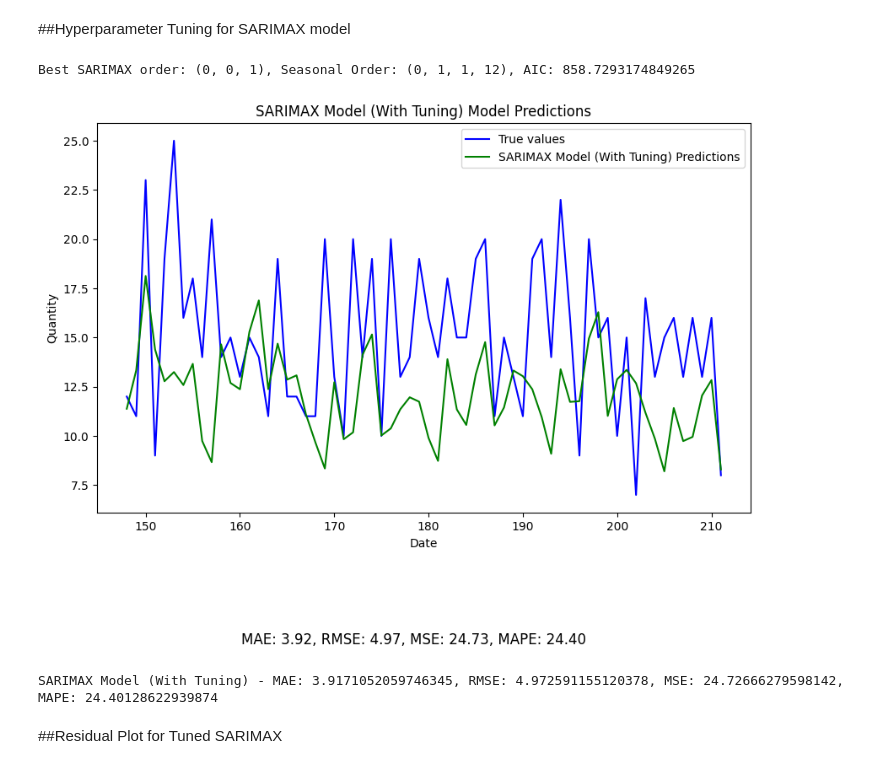
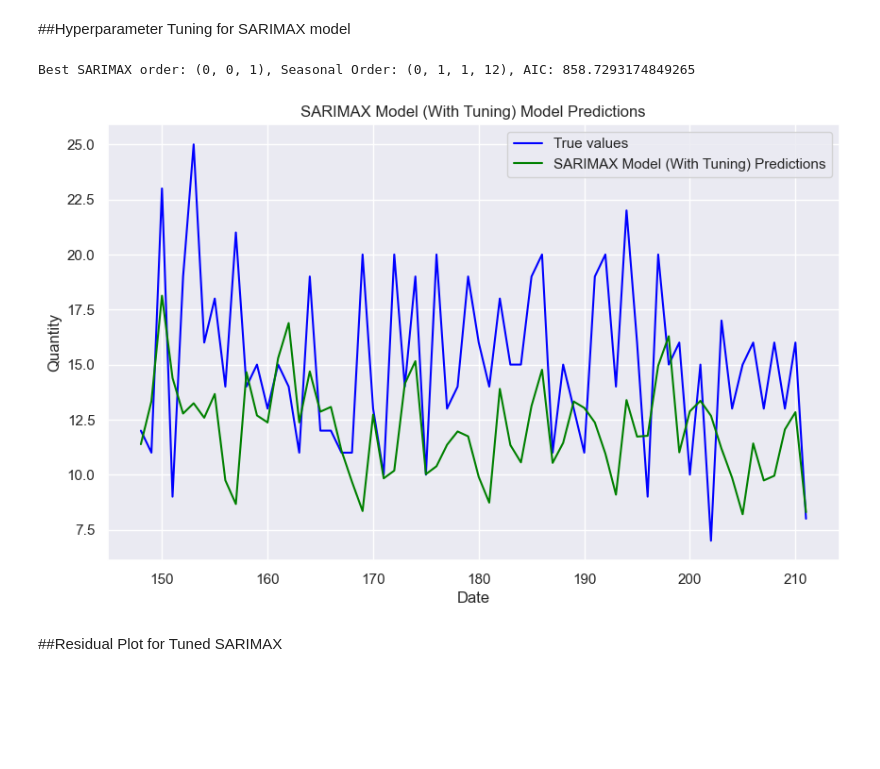
Before and after one commit to sravya-09/Sravya-Infosys-Nov24, a Jupyter notebook: dataset/Futurecart (1).ipynb, the cells around one changed output. Drawn from its saved outputs; the diff is of its cells as text; code cells hidden in the pictures; blank space fills up the shorter version.

```diff
--- a/dataset/Futurecart (1).ipynb
+++ b/dataset/Futurecart (1).ipynb
@@ -2,0 +3,10 @@
+# %%
+import pandas as pd
+import matplotlib.pyplot as plt
+import seaborn as sns
+sns.set_theme()
+import numpy as np
+from statsmodels.tsa.arima.model import ARIMA
+from statsmodels.tsa.statespace.sarimax import SARIMAX
+from sklearn.metrics import mean_absolute_error, mean_squared_error
+from statsmodels.tsa.stattools import adfuller
@@ -1317,42 +1327,36 @@ for order in param_combinations:
         # Ensure seasonal_order is a tuple with 4 elements
         seasonal_order = (order[3], order[4], order[5], seasonal_periods[0])
 
         # Define the SARIMAX model
         sarimax_model = SARIMAX(train['Imputed_Quantity'], order=order[:3], seasonal_order=seasonal_order, exog=train_exog)
         sarimax_model_fit = sarimax_model.fit()
 
         # Check the AIC score
         if sarimax_model_fit.aic < best_aic:
             best_aic = sarimax_model_fit.aic
             best_order = order[:3]
             best_seasonal_order = seasonal_order
             best_model = sarimax_model_fit
     except Exception as e:
         print(f"Error with order {order}: {e}")
         continue
 
 # Check if best_model was successfully assigned
 if best_model is not None:
     # Display the best order, seasonal order, and AIC score
     print(f"Best SARIMAX order: {best_order}, Seasonal Order: {best_seasonal_order}, AIC: {best_aic}")
 
     # Make predictions with the best model
     sarimax_tuned_predictions = best_model.forecast(len(test), exog=test_exog)
 
     # Calculate evaluation metrics for the tuned SARIMAX model
     sarimax_tuned_metrics = calculate_metrics(test['Imputed_Quantity'], sarimax_tuned_predictions)
 
-    # Plot SARIMAX model (with tuning)
-    plot_model_predictions(test['Imputed_Quantity'], sarimax_tuned_predictions, "SARIMAX Model (With Tuning)", sarimax_tuned_metrics)
-
-    # Display metrics
-    print(f"SARIMAX Model (With Tuning) - MAE: {sarimax_tuned_metrics[0]}, RMSE: {sarimax_tuned_metrics[1]}, MSE: {sarimax_tuned_metrics[2]}, MAPE: {sarimax_tuned_metrics[3]}")
-else:
-    print("No valid SARIMAX model was found after tuning.")
+    # Plot SARIMAX model (with tuning) without metrics
+    plot_model_predictions(test['Imputed_Quantity'], sarimax_tuned_predictions, "SARIMAX Model (With Tuning)")
 # %% [output]
 Best SARIMAX order: (0, 0, 1), Seasonal Order: (0, 1, 1, 12), AIC: 858.7293174849265
-[figure, old version]
+[figure, new version]
-SARIMAX Model (With Tuning) - MAE: 3.9171052059746345, RMSE: 4.972591155120378, MSE: 24.72666279598142, MAPE: 24.40128622939874
 # %% [markdown]
 ##Residual Plot for Tuned SARIMAX
 # %%
```
Also changed, not shown: parts of 9 cells of this notebook.
